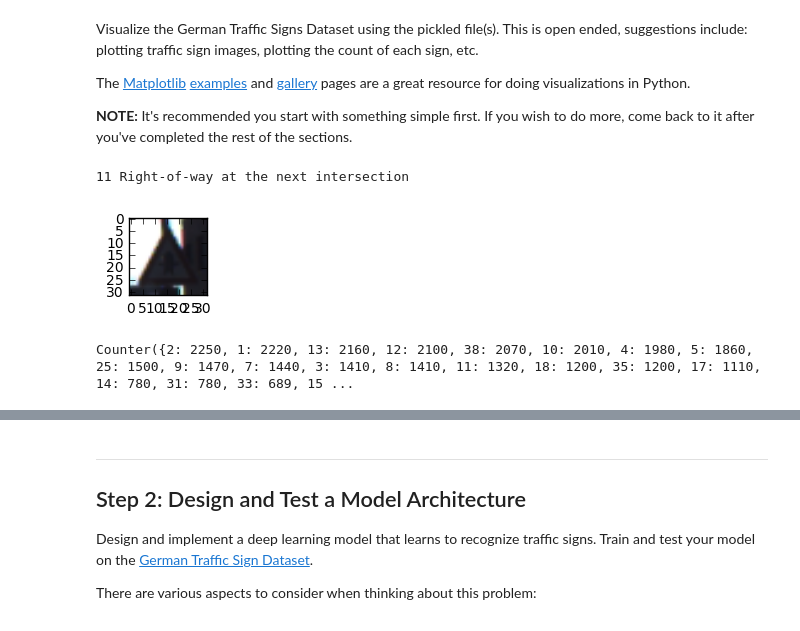
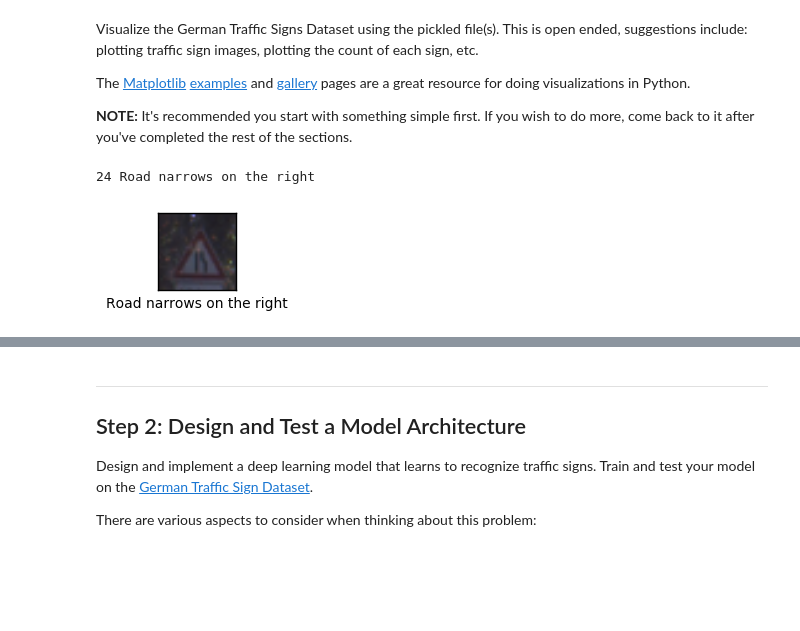
Before and after one commit to 361793842/CarND-Traffic-Sign-Classifier-Project, a Jupyter notebook: Traffic_Sign_Classifier.ipynb, the cells around one changed output, grey strips where cells are left out. Drawn from its saved outputs; the diff is of its cells as text; code cells hidden in the pictures; blank space fills up the shorter version.

```diff
--- a/Traffic_Sign_Classifier.ipynb
+++ b/Traffic_Sign_Classifier.ipynb
@@ -80,41 +80,30 @@ The [Matplotlib](http://matplotlib.org/) [examples](http://matplotlib.org/exampl
 # %%
 ### Data exploration visualization goes here.
 ### Feel free to use as many code cells as needed.
 import matplotlib.pyplot as plt
 # Visualizations will be shown in the notebook.
 %matplotlib inline
 
 import random
 import csv
 
-sign_names = {}
+sign_names = []
 with open('signnames.csv') as signname_file:
     signname_reader = csv.DictReader(signname_file)
-    for row in signname_reader:
-        sign_names[int(row['ClassId'])] = row['SignName']
+    sign_names = [row['SignName'] for row in signname_reader]
 
 # print(sign_names)
 
 index = random.randint(0, len(X_train))
 image = X_train[index].squeeze()
 
 plt.figure(figsize=(1,1))
+plt.xticks([])
+plt.yticks([])
+plt.xlabel(sign_names[y_train[index]])
+
 plt.imshow(image)
 print(y_train[index], sign_names[y_train[index]])
 # %% [output]
-11 Right-of-way at the next intersection
+24 Road narrows on the right
-[figure, old version]
+[figure, new version]
-# %%
-# plotting the count of each sign
-
-# d = {x:y_train.count(x) for x in y_train}
-# print(d)
-
-from collections import Counter
-class_count = Counter(y_train)
-# times = Counter({'red': 3, 'apple': 2, 'pear': 1}))
-
-# for row in times:
-print(class_count)
-# %% [output]
-Counter({2: 2250, 1: 2220, 13: 2160, 12: 2100, 38: 2070, 10: 2010, 4: 1980, 5: 1860, 25: 1500, 9: 1470, 7: 1440, 3: 1410, 8: 1410, 11: 1320, 18: 1200, 35: 1200, 17: 1110, 14: 780, 31: 780, 33: 689, 15 ...
```
Also changed, not shown: parts of 1 cell of this notebook.
